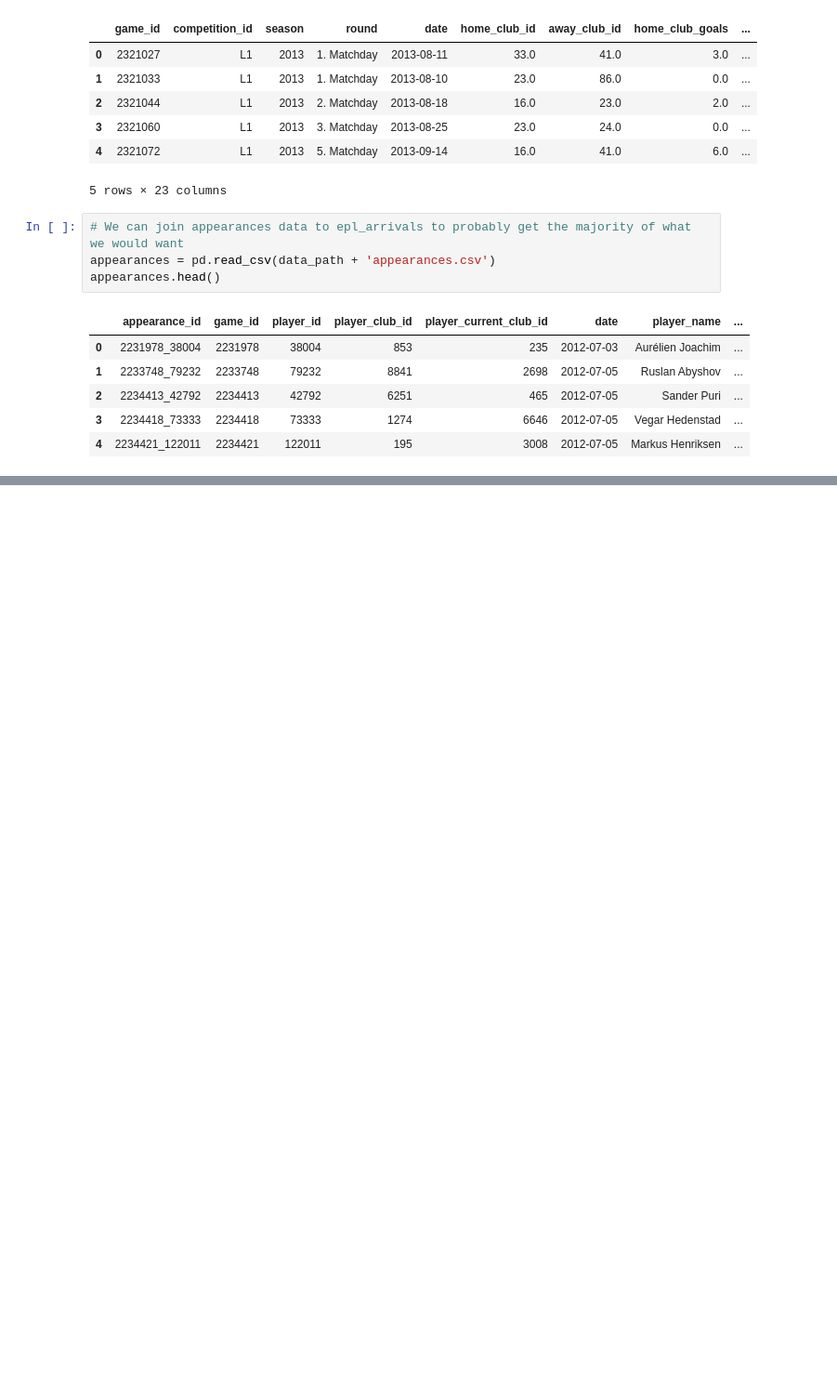
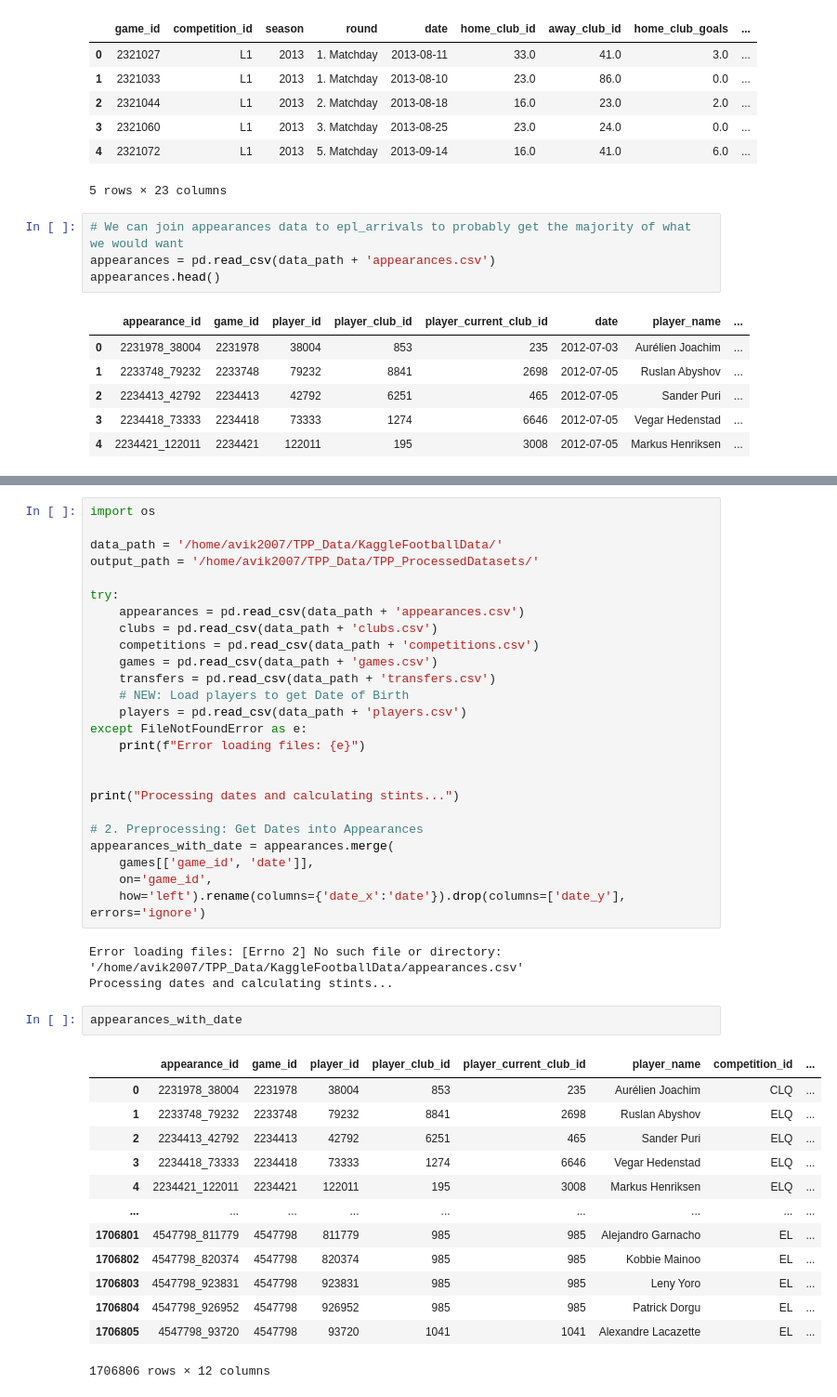
Before and after one commit to avik2007/SoccerTransferPerformance, a Jupyter notebook: TPP_JupyterNoteboks/1_AM_first_EDA_for_TransferPerformance.ipynb, the cells around one changed output, grey strips where cells are left out. Shown at 93% size. Cells and saved outputs as stored; diff of their text form; blank space fills up the shorter version.

```diff
--- a/TPP_JupyterNoteboks/1_AM_first_EDA_for_TransferPerformance.ipynb
+++ b/TPP_JupyterNoteboks/1_AM_first_EDA_for_TransferPerformance.ipynb
@@ -186,0 +231,44 @@ appearances.head()
+# %%
+import os
+
+data_path = '/home/avik2007/TPP_Data/KaggleFootballData/'
+output_path = '/home/avik2007/TPP_Data/TPP_ProcessedDatasets/'
+
+try:
+    appearances = pd.read_csv(data_path + 'appearances.csv')
+    clubs = pd.read_csv(data_path + 'clubs.csv')
+    competitions = pd.read_csv(data_path + 'competitions.csv')
+    games = pd.read_csv(data_path + 'games.csv')
+    transfers = pd.read_csv(data_path + 'transfers.csv')
+    # NEW: Load players to get Date of Birth
+    players = pd.read_csv(data_path + 'players.csv')
+except FileNotFoundError as e:
+    print(f"Error loading files: {e}")
+
+
+print("Processing dates and calculating stints...")
+
+# 2. Preprocessing: Get Dates into Appearances
+appearances_with_date = appearances.merge(
+    games[['game_id', 'date']],
+    on='game_id',
+    how='left').rename(columns={'date_x':'date'}).drop(columns=['date_y'], errors='ignore')
+# %% [output]
+Error loading files: [Errno 2] No such file or directory: '/home/avik2007/TPP_Data/KaggleFootballData/appearances.csv'
+Processing dates and calculating stints...
+# %%
+appearances_with_date
+# %% [output]
+|  | appearance_id | game_id | player_id | player_club_id | player_current_club_id | player_name | competition_id | ... |
+| 0 | 2231978_38004 | 2231978 | 38004 | 853 | 235 | Aurélien Joachim | CLQ | ... |
+| 1 | 2233748_79232 | 2233748 | 79232 | 8841 | 2698 | Ruslan Abyshov | ELQ | ... |
+| 2 | 2234413_42792 | 2234413 | 42792 | 6251 | 465 | Sander Puri | ELQ | ... |
+| 3 | 2234418_73333 | 2234418 | 73333 | 1274 | 6646 | Vegar Hedenstad | ELQ | ... |
+| 4 | 2234421_122011 | 2234421 | 122011 | 195 | 3008 | Markus Henriksen | ELQ | ... |
+| ... | ... | ... | ... | ... | ... | ... | ... | ... |
+| 1706801 | 4547798_811779 | 4547798 | 811779 | 985 | 985 | Alejandro Garnacho | EL | ... |
+| 1706802 | 4547798_820374 | 4547798 | 820374 | 985 | 985 | Kobbie Mainoo | EL | ... |
+| 1706803 | 4547798_923831 | 4547798 | 923831 | 985 | 985 | Leny Yoro | EL | ... |
+| 1706804 | 4547798_926952 | 4547798 | 926952 | 985 | 985 | Patrick Dorgu | EL | ... |
+| 1706805 | 4547798_93720 | 4547798 | 93720 | 1041 | 1041 | Alexandre Lacazette | EL | ... |
+1706806 rows × 12 columns
```
Also changed, not shown: parts of 7 cells of this notebook, 3 other files.
